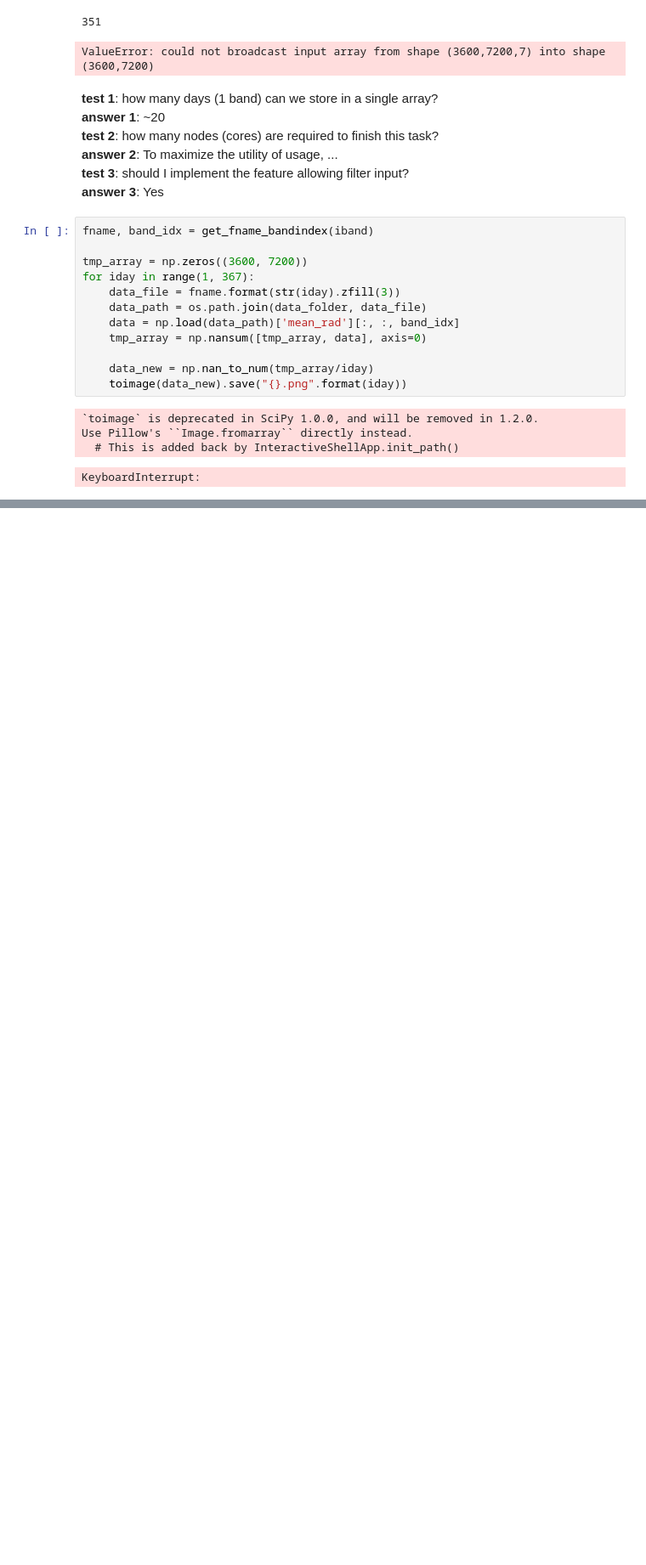
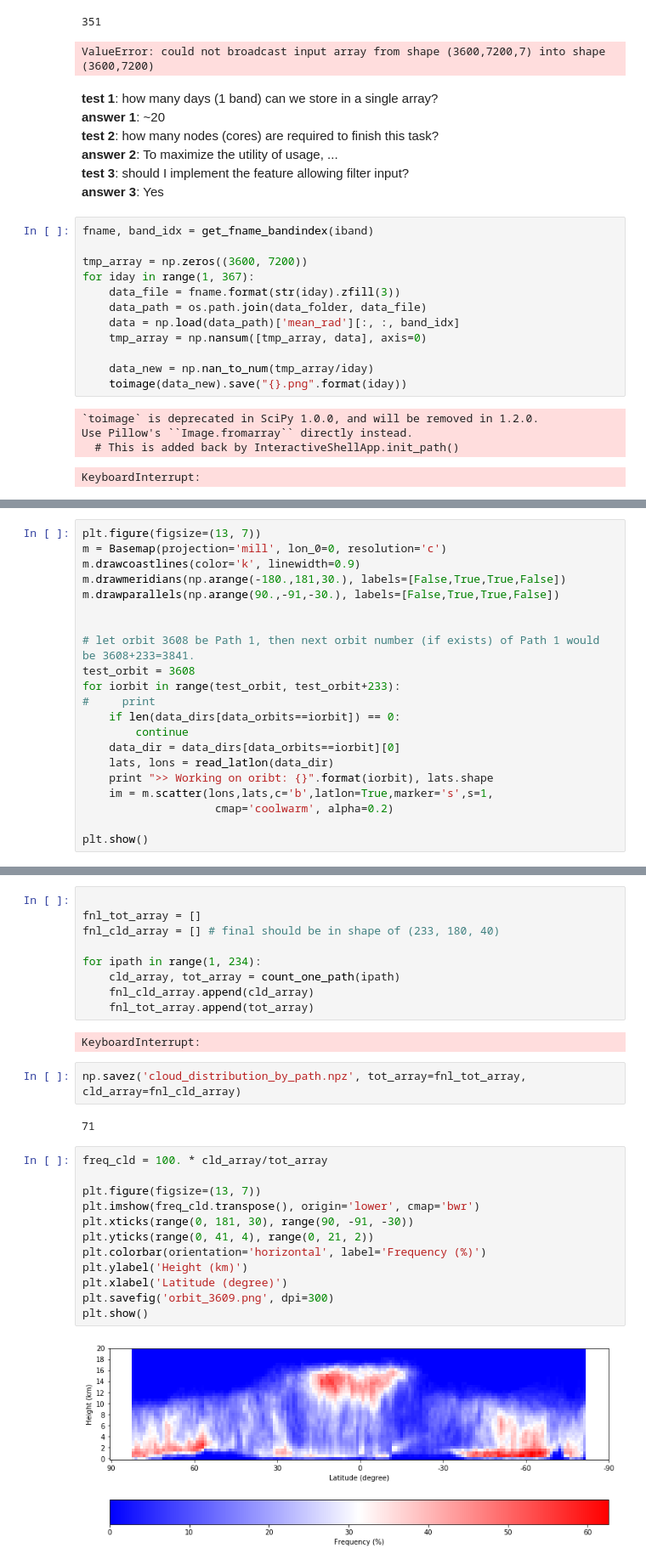
Before and after one commit to cloudy365/MODCM, a Jupyter notebook: scratch.ipynb, the cells around one changed output, grey strips where cells are left out. Shown at 85% size. Drawn from its saved outputs; the diff is of its cells as text; blank space fills up the shorter version.

```diff
--- a/scratch.ipynb
+++ b/scratch.ipynb
@@ -568,0 +804,21 @@ from my_module import plt, toimage
+# %%
+plt.figure(figsize=(13, 7))
+m = Basemap(projection='mill', lon_0=0, resolution='c')
+m.drawcoastlines(color='k', linewidth=0.9)
+m.drawmeridians(np.arange(-180.,181,30.), labels=[False,True,True,False])
+m.drawparallels(np.arange(90.,-91,-30.), labels=[False,True,True,False])
+
+
+# let orbit 3608 be Path 1, then next orbit number (if exists) of Path 1 would be 3608+233=3841.
+test_orbit = 3608
+for iorbit in range(test_orbit, test_orbit+233):
+#     print
+    if len(data_dirs[data_orbits==iorbit]) == 0:
+        continue
+    data_dir = data_dirs[data_orbits==iorbit][0]
+    lats, lons = read_latlon(data_dir)
+    print ">> Working on oribt: {}".format(iorbit), lats.shape
+    im = m.scatter(lons,lats,c='b',latlon=True,marker='s',s=1,
+                    cmap='coolwarm', alpha=0.2)
+
+plt.show()
@@ -568,0 +1028,29 @@ from my_module import plt, toimage
+# %%
+
+fnl_tot_array = []
+fnl_cld_array = [] # final should be in shape of (233, 180, 40)
+
+for ipath in range(1, 234):
+    cld_array, tot_array = count_one_path(ipath)
+    fnl_cld_array.append(cld_array)
+    fnl_tot_array.append(tot_array)
+# %% [output]
+KeyboardInterrupt:
+# %%
+np.savez('cloud_distribution_by_path.npz', tot_array=fnl_tot_array, cld_array=fnl_cld_array)
+# %% [output]
+71
+# %%
+freq_cld = 100. * cld_array/tot_array
+
+plt.figure(figsize=(13, 7))
+plt.imshow(freq_cld.transpose(), origin='lower', cmap='bwr')
+plt.xticks(range(0, 181, 30), range(90, -91, -30))
+plt.yticks(range(0, 41, 4), range(0, 21, 2))
+plt.colorbar(orientation='horizontal', label='Frequency (%)')
+plt.ylabel('Height (km)')
+plt.xlabel('Latitude (degree)')
+plt.savefig('orbit_3609.png', dpi=300)
+plt.show()
+# %% [output]
+[figure, added]
```
Also changed, not shown: parts of 24 cells of this notebook, 5 other files.
